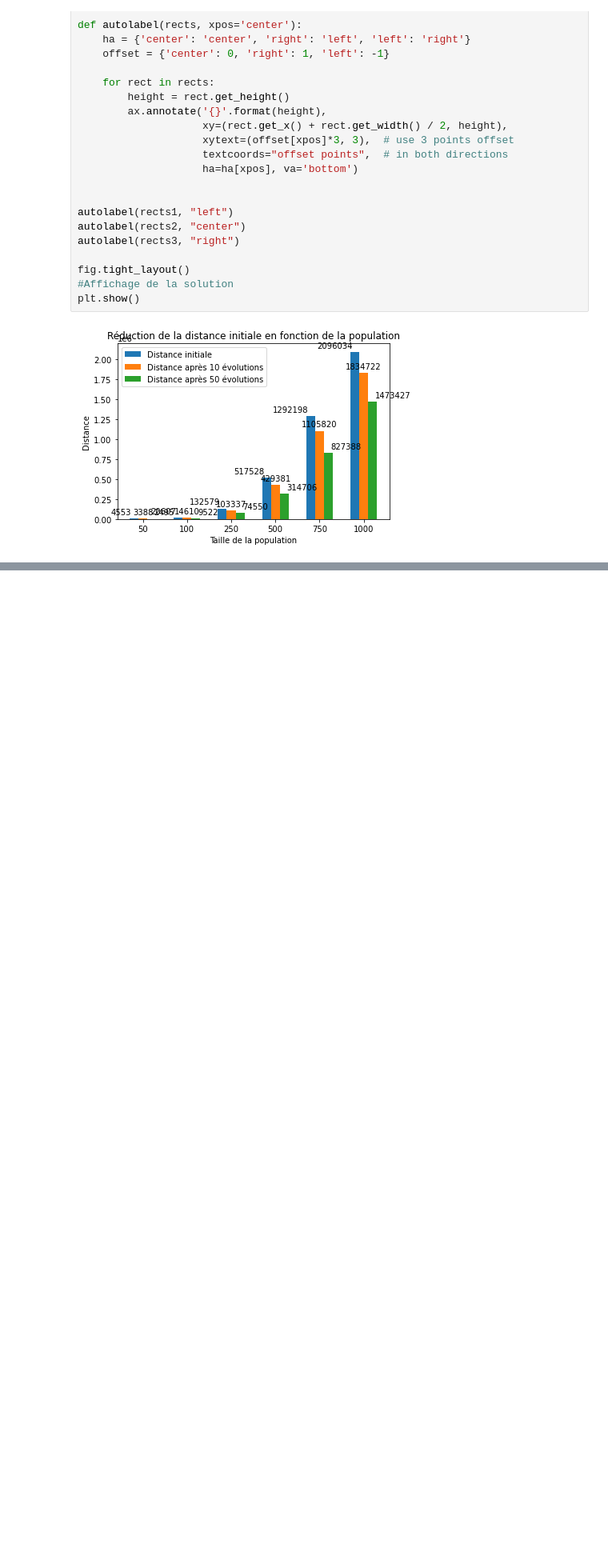
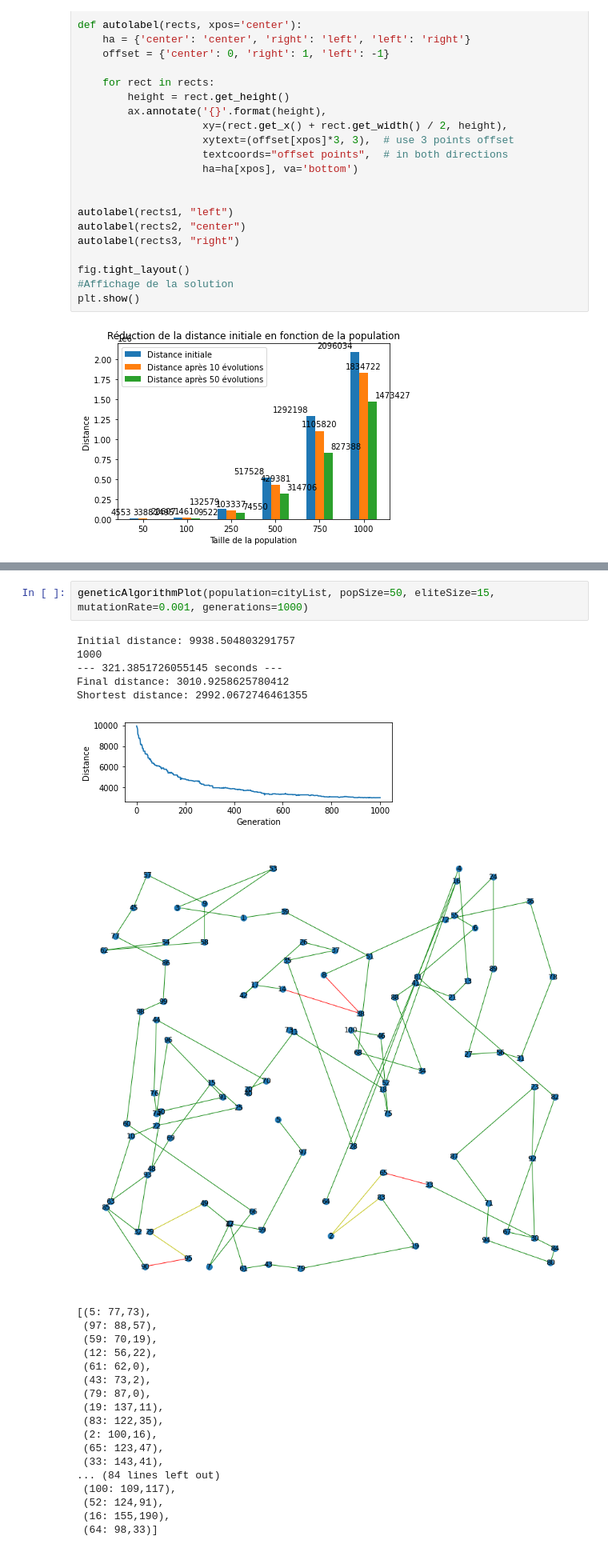
Before and after one commit to CoCodeur/VRP-PROJECT, a Jupyter notebook: AG/AlgorithmeGénétique.ipynb, the cells around one changed output, grey strips where cells are left out. Shown at 80% size. Saved outputs shown, nothing was run; the diff lists cells and outputs as text; blank space fills up the shorter version.

```diff
--- a/AG/AlgorithmeGénétique.ipynb
+++ b/AG/AlgorithmeGénétique.ipynb
@@ -578,0 +691,27 @@ plt.show() # affiche la figure a l'ecran
+# %%
+geneticAlgorithmPlot(population=cityList, popSize=50, eliteSize=15, mutationRate=0.001, generations=1000)
+# %% [output]
+Initial distance: 9938.504803291757
+1000
+--- 321.3851726055145 seconds ---
+Final distance: 3010.9258625780412
+Shortest distance: 2992.0672746461355
+[figure, added]
+[figure, added]
+[(5: 77,73),
+ (97: 88,57),
+ (59: 70,19),
+ (12: 56,22),
+ (61: 62,0),
+ (43: 73,2),
+ (79: 87,0),
+ (19: 137,11),
+ (83: 122,35),
+ (2: 100,16),
+ (65: 123,47),
+ (33: 143,41),
+... (84 lines left out)
+ (100: 109,117),
+ (52: 124,91),
+ (16: 155,190),
+ (64: 98,33)]
```
Also changed, not shown: parts of 22 cells of this notebook.
